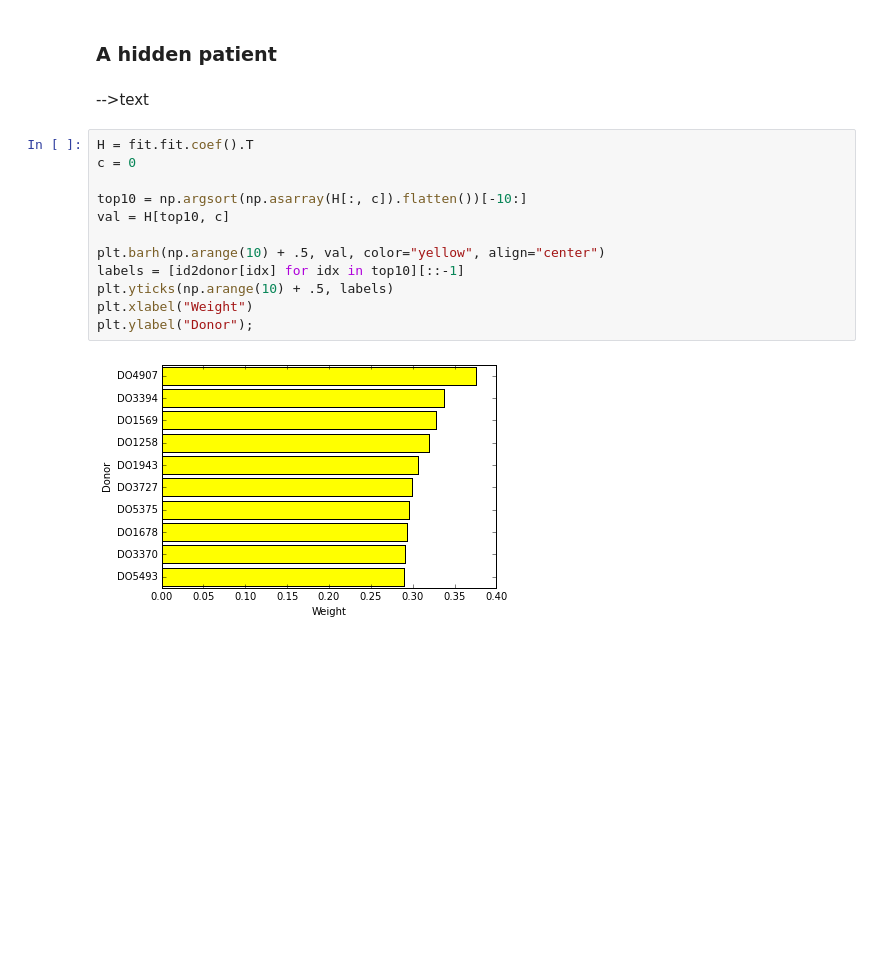
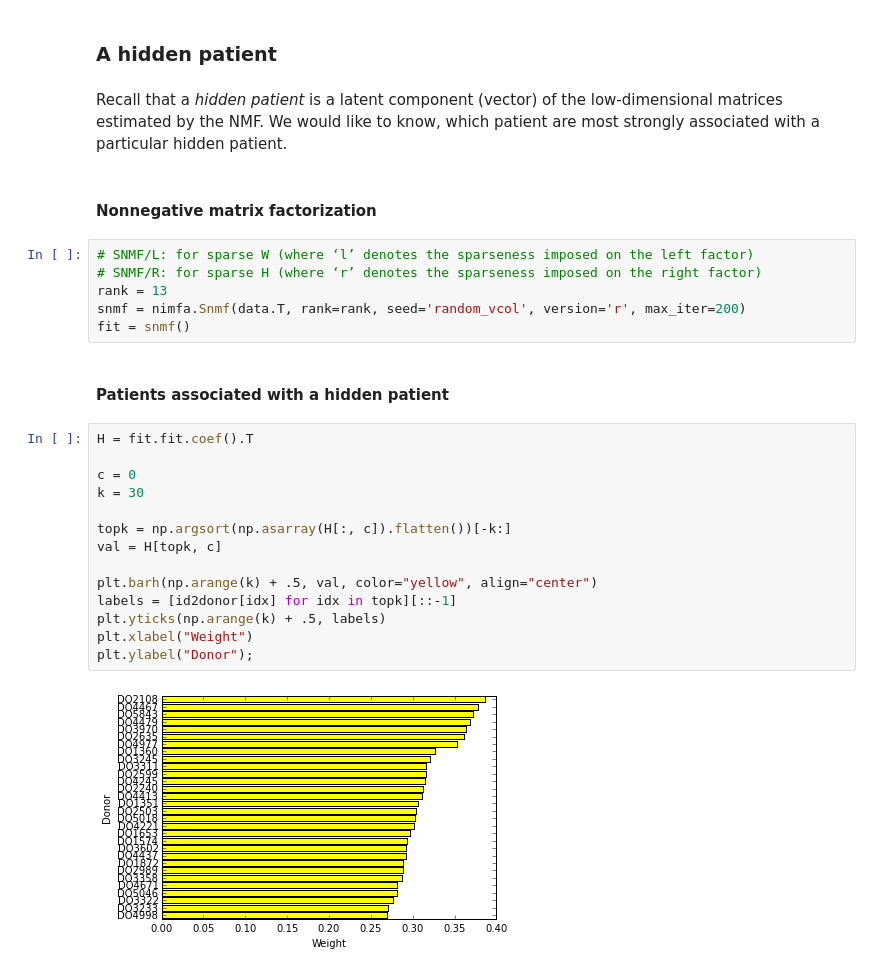
Before and after one commit to mims-harvard/nimfa-ipynb, a Jupyter notebook: ICGC and Nimfa.ipynb, the cells around one changed output. Cells and saved outputs as stored; diff of their text form; blank space fills up the shorter version.

```diff
--- a/ICGC and Nimfa.ipynb
+++ b/ICGC and Nimfa.ipynb
@@ -286,18 +312,30 @@ Go to website and see http://geneontology.org
 # %% [markdown]
 ### A hidden patient
-# %% [markdown]
--->text
+# %% [markdown]
+Recall that a *hidden patient* is a latent component (vector) of the low-dimensional matrices estimated by the NMF. We would like to know, which patient are most strongly associated with a particular hidden patient.
+# %% [markdown]
+#### Nonnegative matrix factorization
+# %%
+# SNMF/L: for sparse W (where ‘l’ denotes the sparseness imposed on the left factor)
+# SNMF/R: for sparse H (where ‘r’ denotes the sparseness imposed on the right factor)
+rank = 13
+snmf = nimfa.Snmf(data.T, rank=rank, seed='random_vcol', version='r', max_iter=200)
+fit = snmf()
+# %% [markdown]
+#### Patients associated with a hidden patient
 # %%
 H = fit.fit.coef().T
+
 c = 0
+k = 30
 
-top10 = np.argsort(np.asarray(H[:, c]).flatten())[-10:]
-val = H[top10, c]
+topk = np.argsort(np.asarray(H[:, c]).flatten())[-k:]
+val = H[topk, c]
 
-plt.barh(np.arange(10) + .5, val, color="yellow", align="center")
-labels = [id2donor[idx] for idx in top10][::-1]
-plt.yticks(np.arange(10) + .5, labels)
+plt.barh(np.arange(k) + .5, val, color="yellow", align="center")
+labels = [id2donor[idx] for idx in topk][::-1]
+plt.yticks(np.arange(k) + .5, labels)
 plt.xlabel("Weight")
 plt.ylabel("Donor");
 # %% [output]
-[figure, old version]
+[figure, new version]
```
Also changed, not shown: parts of 20 cells of this notebook.
